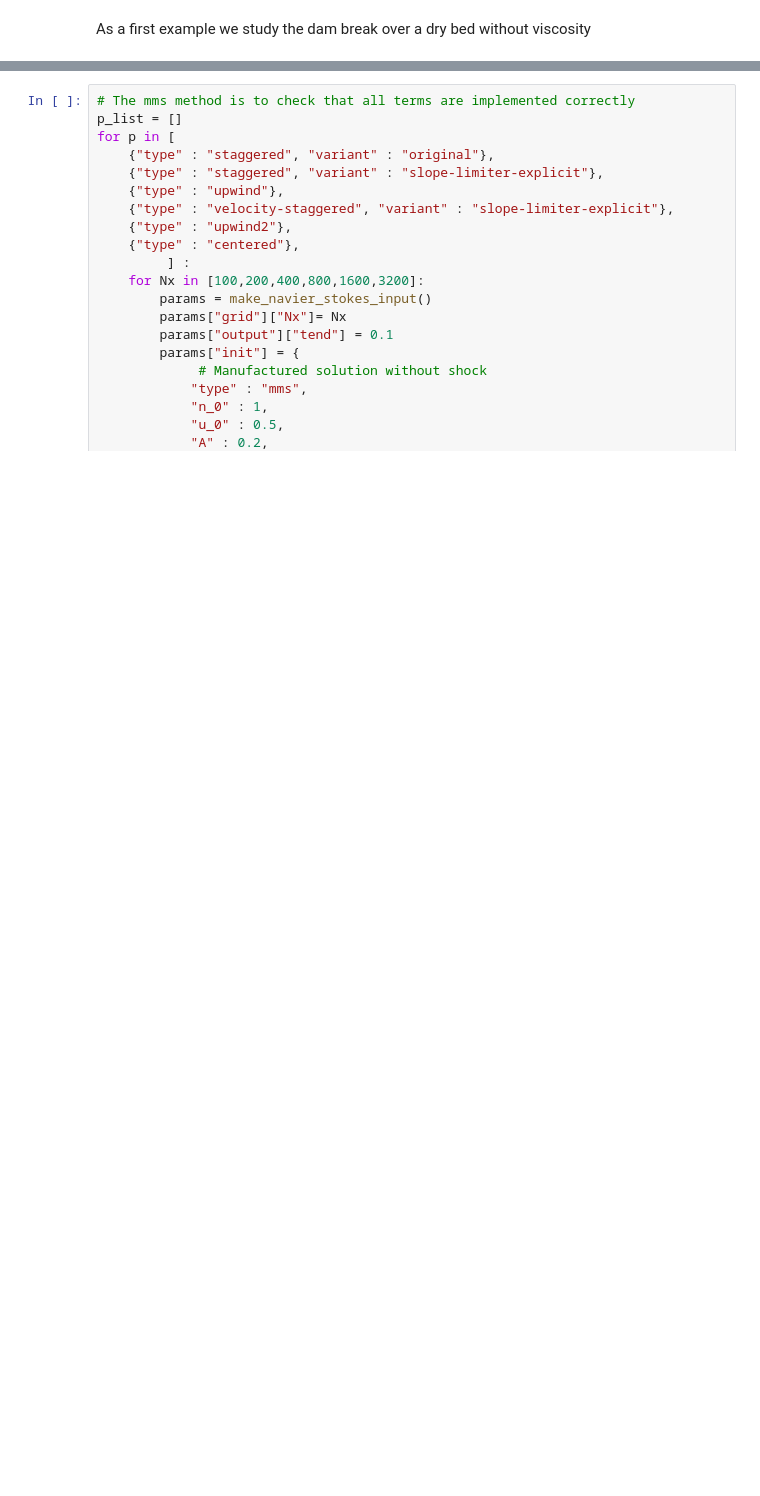
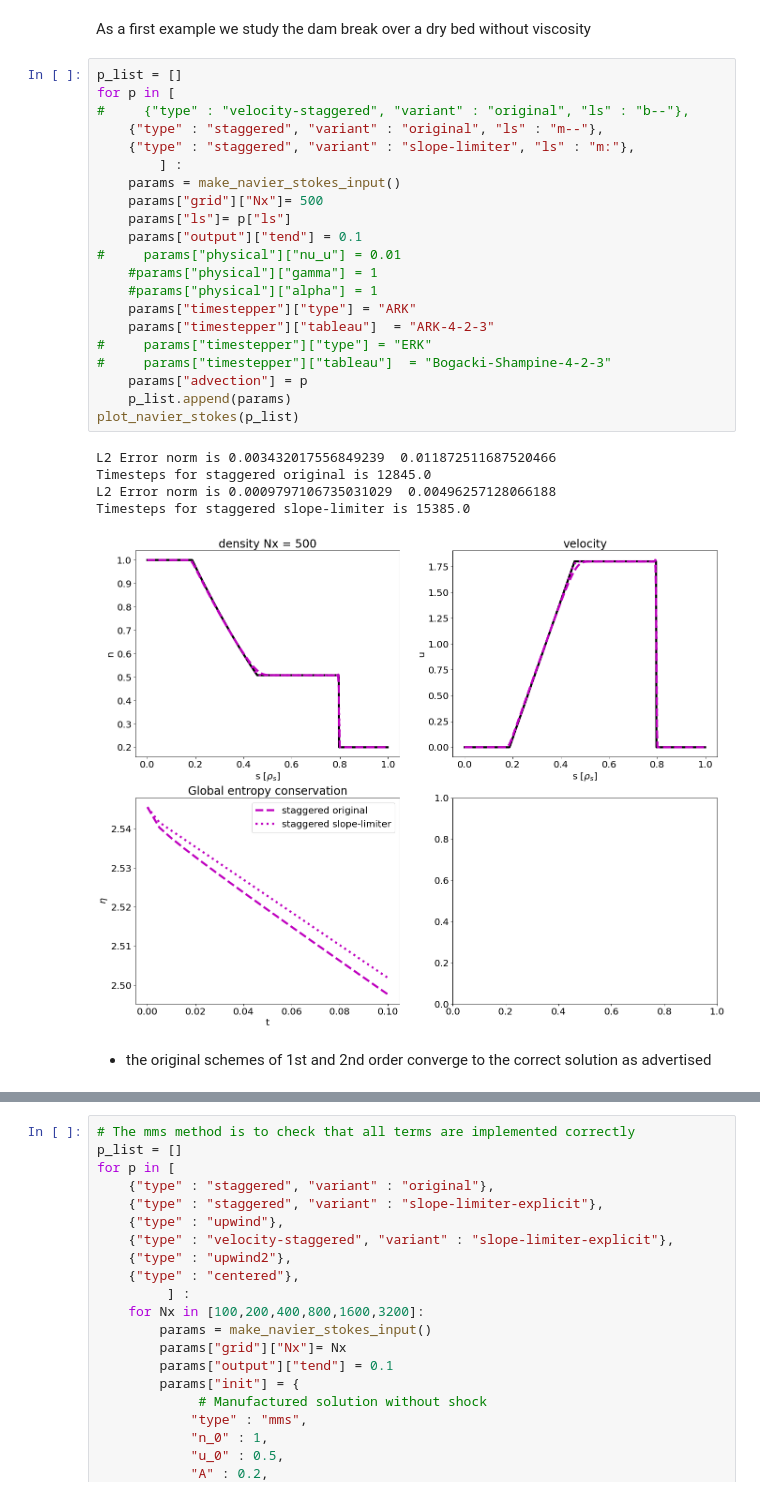
Before and after one commit to mwiesenberger/advection, a Jupyter notebook: OneDimensional.ipynb, the cells around one changed output, grey strips where cells are left out. Cells and saved outputs as stored; diff of their text form; blank space fills up the shorter version.

```diff
--- a/OneDimensional.ipynb
+++ b/OneDimensional.ipynb
@@ -447,4 +448,33 @@ def plot_navier_stokes( p_list):
 # %% [markdown]
 As a first example we study the dam break over a dry bed without viscosity
+# %%
+p_list = []
+for p in [
+#     {"type" : "velocity-staggered", "variant" : "original", "ls" : "b--"},
+    {"type" : "staggered", "variant" : "original", "ls" : "m--"},
+    {"type" : "staggered", "variant" : "slope-limiter", "ls" : "m:"},
+        ] :
+    params = make_navier_stokes_input()
+    params["grid"]["Nx"]= 500
+    params["ls"]= p["ls"]
+    params["output"]["tend"] = 0.1
+#     params["physical"]["nu_u"] = 0.01
+    #params["physical"]["gamma"] = 1
+    #params["physical"]["alpha"] = 1
+    params["timestepper"]["type"] = "ARK"
+    params["timestepper"]["tableau"]  = "ARK-4-2-3"
+#     params["timestepper"]["type"] = "ERK"
+#     params["timestepper"]["tableau"]  = "Bogacki-Shampine-4-2-3"
+    params["advection"] = p
+    p_list.append(params)
+plot_navier_stokes(p_list)
+# %% [output]
+L2 Error norm is 0.003432017556849239  0.011872511687520466
+Timesteps for staggered original is 12845.0
+L2 Error norm is 0.0009797106735031029  0.00496257128066188
+Timesteps for staggered slope-limiter is 15385.0
+[figure, added]
+# %% [markdown]
+- the original schemes of 1st and 2nd order converge to the correct solution as advertised
 # %%
 p_list = []
```
Also changed, not shown: parts of 12 cells of this notebook, 2 other files.
